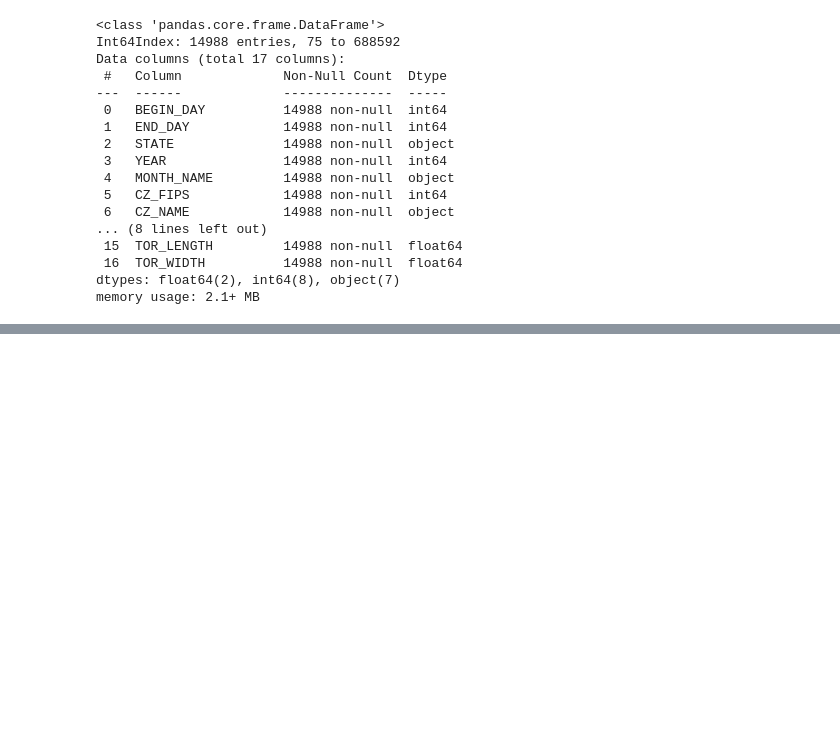
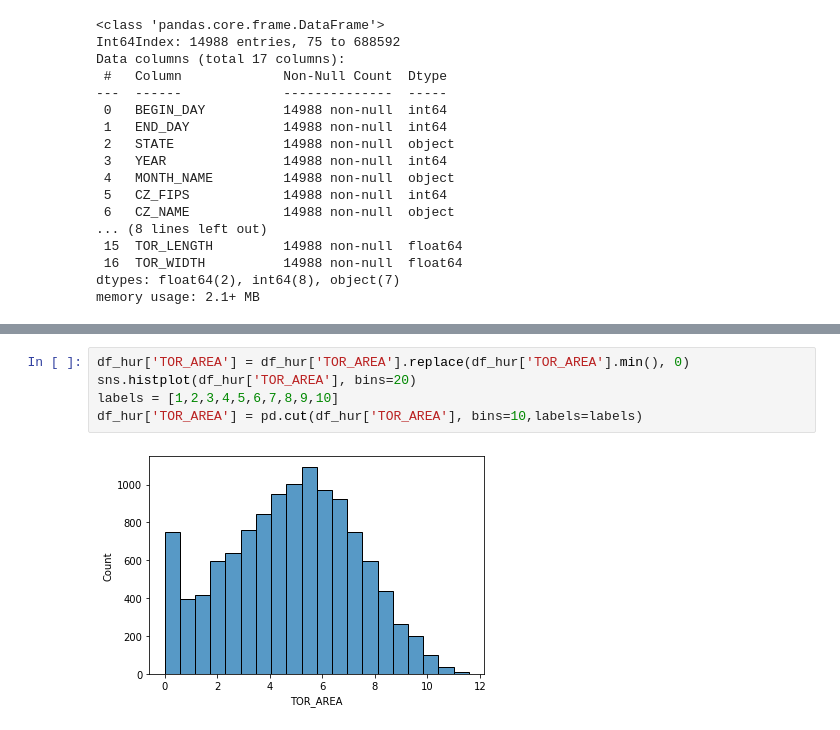
Before and after one commit to saiT1108/DS_project, a Jupyter notebook: main.ipynb, the cells around one changed output, grey strips where cells are left out. Cells and saved outputs as stored; diff of their text form; blank space fills up the shorter version.

```diff
--- a/main.ipynb
+++ b/main.ipynb
@@ -161,0 +202,7 @@ Name: MONTH_NAME, dtype: float64
+# %%
+df_hur['TOR_AREA'] = df_hur['TOR_AREA'].replace(df_hur['TOR_AREA'].min(), 0)
+sns.histplot(df_hur['TOR_AREA'], bins=20)
+labels = [1,2,3,4,5,6,7,8,9,10]
+df_hur['TOR_AREA'] = pd.cut(df_hur['TOR_AREA'], bins=10,labels=labels)
+# %% [output]
+[figure, added]
```
Also changed, not shown: parts of 14 cells of this notebook.
